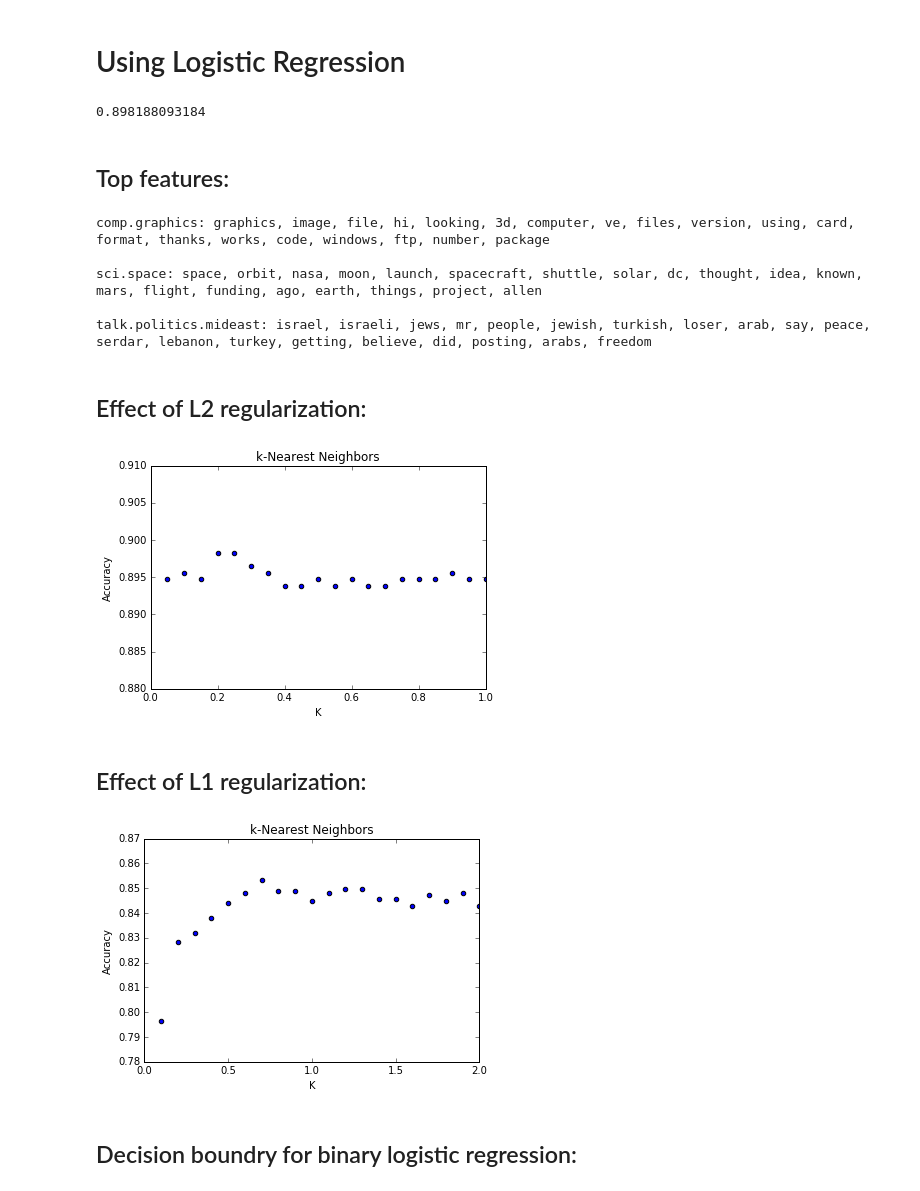
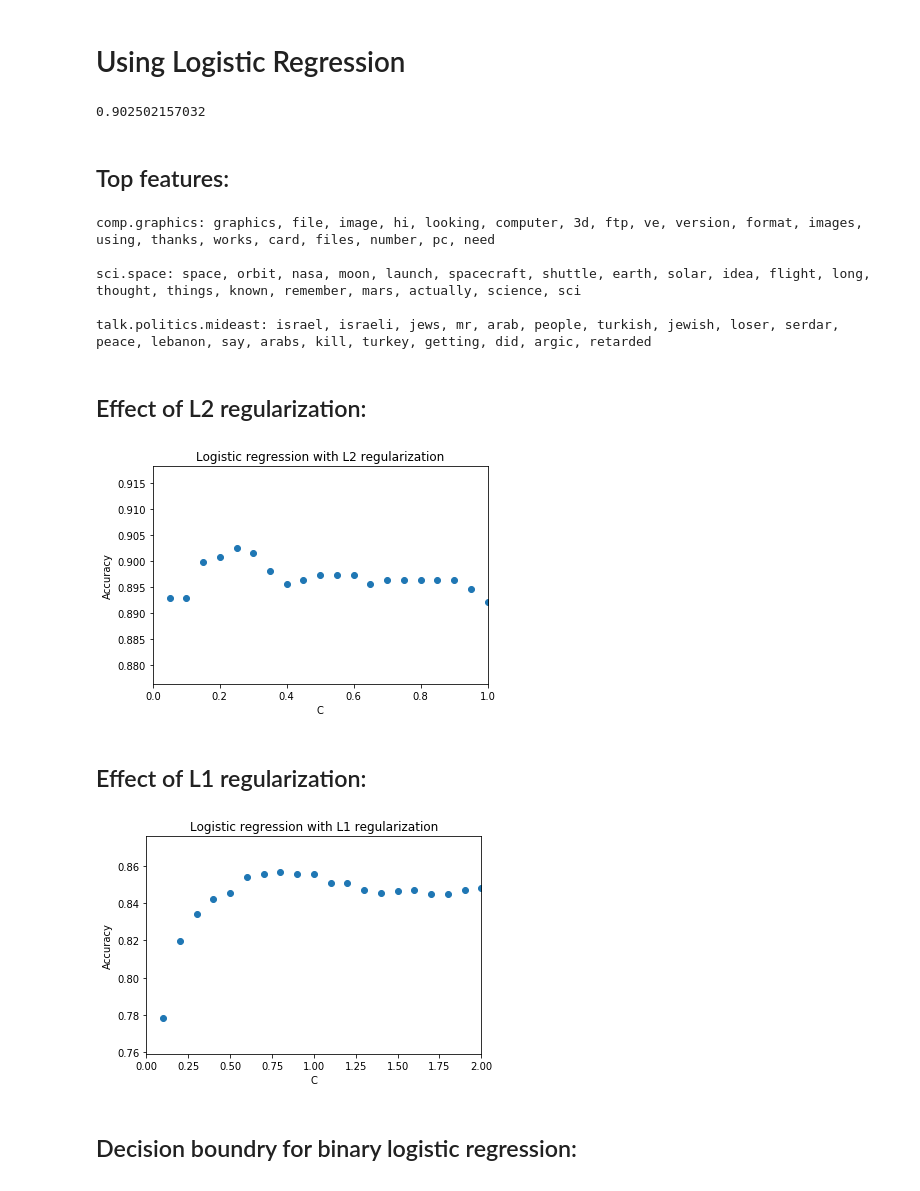
Before and after one commit to ehsanma/IDS-566, a Jupyter notebook: Lecture-3/Lecture-3.ipynb, the cells around one changed output. Cells and saved outputs as stored; diff of their text form; code cells hidden in the pictures.

```diff
--- a/Lecture-3/Lecture-3.ipynb
+++ b/Lecture-3/Lecture-3.ipynb
@@ -107,7 +107,7 @@ count = CountVectorizer(binary = True, min_df = 5, stop_words = 'english')
 X_train = count.fit_transform(train_data)
 X_valid = count.transform(valid_data)
 
-BNB = BernoulliNB(1e-12)
+BNB = BernoulliNB(1e-10)
 BNB.fit(X_train, y_train)
 p_valid = BNB.predict(X_valid)
 print(accuracy_score(y_valid, p_valid))
@@ -120,7 +120,7 @@ count = CountVectorizer(min_df = 1, stop_words = 'english')
 X_train = count.fit_transform(train_data)
 X_valid = count.transform(valid_data)
 
-MNB = MultinomialNB(1e-15)
+MNB = MultinomialNB(1e-10)
 MNB.fit(X_train, y_train)
 p_valid = MNB.predict(X_valid)
 print(accuracy_score(y_valid, p_valid))
@@ -160,16 +160,16 @@ talk.politics.mideast: people, armenian, armenians, said, israel, turkish, jews,
 # %%
 from sklearn.linear_model import LogisticRegression
 
-count = CountVectorizer(min_df = 1, stop_words = 'english')
+count = CountVectorizer(min_df = 1, stop_words = 'english', binary = True)
 X_train = count.fit_transform(train_data)
 X_valid = count.transform(valid_data)
 
-LR = LogisticRegression(C = .2)
+LR = LogisticRegression(C = .25)
 LR.fit(X_train, y_train)
 p_valid = LR.predict(X_valid)
 print(accuracy_score(y_valid, p_valid))
 # %% [output]
-0.898188093184
+0.902502157032
 # %% [markdown]
 ## Top features:
 # %%
@@ -178,11 +178,11 @@ order = LR.coef_.argsort(1)
 for i, target in enumerate(newsgroups_train.target_names):
     print("%s: %s\n" % (target, ", ".join(vocab[order[i][-20:][::-1]])))
 # %% [output]
-comp.graphics: graphics, image, file, hi, looking, 3d, computer, ve, files, version, using, card, format, thanks, works, code, windows, ftp, number, package
+comp.graphics: graphics, file, image, hi, looking, computer, 3d, ftp, ve, version, format, images, using, thanks, works, card, files, number, pc, need
 
-sci.space: space, orbit, nasa, moon, launch, spacecraft, shuttle, solar, dc, thought, idea, known, mars, flight, funding, ago, earth, things, project, allen
+sci.space: space, orbit, nasa, moon, launch, spacecraft, shuttle, earth, solar, idea, flight, long, thought, things, known, remember, mars, actually, science, sci
 
-talk.politics.mideast: israel, israeli, jews, mr, people, jewish, turkish, loser, arab, say, peace, serdar, lebanon, turkey, getting, believe, did, posting, arabs, freedom
+talk.politics.mideast: israel, israeli, jews, mr, arab, people, turkish, jewish, loser, serdar, peace, lebanon, say, arabs, kill, turkey, getting, did, argic, retarded
 # %% [markdown]
 ## Effect of L2 regularization:
 # %%
@@ -195,34 +195,34 @@ for c in C:
     p_valid = LR.predict(X_valid)
     Accuracy.append(accuracy_score(y_valid, p_valid))
 
-plt.title("k-Nearest Neighbors")
+plt.title("Logistic regression with L2 regularization")
 plt.scatter(C, Accuracy)
-plt.xlabel('K')
+plt.xlabel('C')
 plt.ylabel('Accuracy')
 plt.xlim(0, max(C))
 plt.show()
 # %% [output]
-[figure, old version]
+[figure, new version]
 # %% [markdown]
 ## Effect of L1 regularization:
 # %%
 Accuracy = []
 C = np.arange(.1, 2.1, .1)
 
 for c in C:
     LR = LogisticRegression(C = c, penalty = 'l1')
     LR.fit(X_train, y_train)
     p_valid = LR.predict(X_valid)
     Accuracy.append(accuracy_score(y_valid, p_valid))
 
-plt.title("k-Nearest Neighbors")
+plt.title("Logistic regression with L1 regularization")
 plt.scatter(C, Accuracy)
-plt.xlabel('K')
+plt.xlabel('C')
 plt.ylabel('Accuracy')
 plt.xlim(0, max(C))
 plt.show()
 # %% [output]
-[figure, old version]
+[figure, new version]
 # %% [markdown]
 ## Decision boundry for binary logistic regression:
 # %%
```
Also changed, not shown: parts of 6 cells of this notebook, 4 other files.
